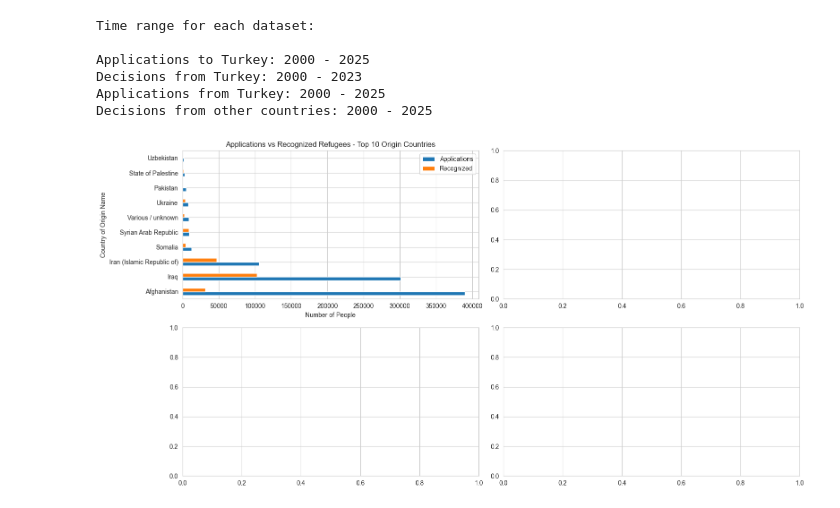
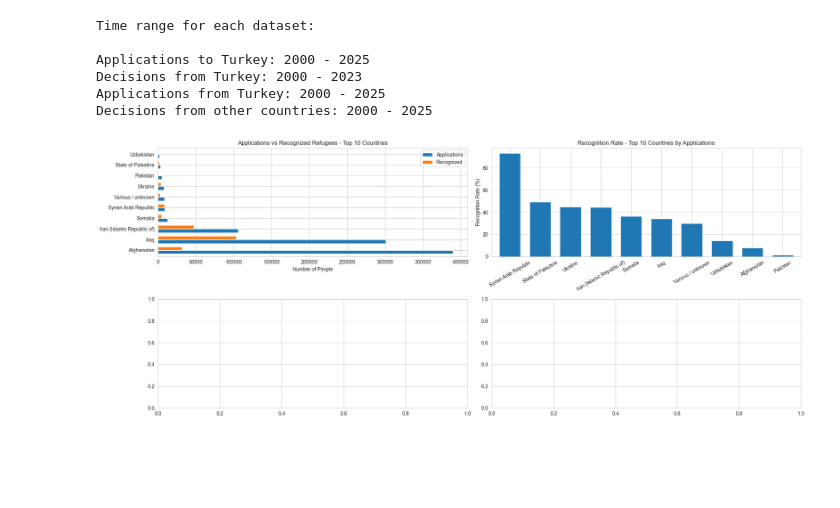
Before and after one commit to oganbayril/turkey-migration-analysis, a Jupyter notebook: notebooks/02_analysis.ipynb, the cells around one changed output. Drawn from its saved outputs; the diff is of its cells as text; code cells hidden in the pictures; blank space fills up the shorter version.

Commit message:
Add recognition rate % chart

```diff
--- a/notebooks/02_analysis.ipynb
+++ b/notebooks/02_analysis.ipynb
@@ -39,25 +39,31 @@ Applications from Turkey: 2000 - 2025
 Decisions from other countries: 2000 - 2025
 # %%
 # TODO
-# top 10 origin countries (apps vs recognized), bar chart
-# recognition rate by country, bar chart %
+# top 10 origin countries (apps vs recognized), bar chart (DONE)
+# recognition rate by country, bar chart % (DONE)
 # line chart with per-year application
 # top 5 countries over time, how composition changed. probably line chart
 
-fig, axes = plt.subplots(2, 2, figsize=(16, 8))
+fig, axes = plt.subplots(2, 2, figsize=(20, 8))
 
 total_apps = clean_datasets['Applications to Turkey'].groupby('Country of Origin Name')['Number of Applications'].sum()
 total_recognized = clean_datasets['Decisions from Turkey'].groupby('Country of Origin Name')['Recognized'].sum()
 
 comparison = pd.DataFrame({
     'Applications': total_apps,
     'Recognized': total_recognized
 }).fillna(0)
 
 top_countries_comparison = comparison.loc[total_apps.sort_values(ascending=False).head(10).index]
-top_countries_comparison.plot(kind='barh', xlabel='Number of People', title='Applications vs Recognized Refugees - Top 10 Origin Countries', legend=['Applications', 'Recognized'], ax=axes[0, 0])
+top_countries_comparison.plot(kind='barh', width=0.7, xlabel='Number of People', ylabel='', title='Applications vs Recognized Refugees - Top 10 Countries', legend=['Applications', 'Recognized'], ax=axes[0, 0])
+
+
+comparison['Recognition percent'] = (total_recognized / total_apps) * 100
+recognition_rate_top_apps = comparison.loc[total_apps.sort_values(ascending=False).head(10).index]['Recognition percent'].sort_values(ascending=False)
+recognition_rate_top_apps.plot(kind='bar', width=0.7, xlabel='', ylabel='Recognition Rate (%)', title='Recognition Rate - Top 10 Countries by Applications', rot=30, ax=axes[0, 1])
+
 
 plt.tight_layout()
 plt.show()
 # %% [output]
-[figure, old version]
+[figure, new version]
```
